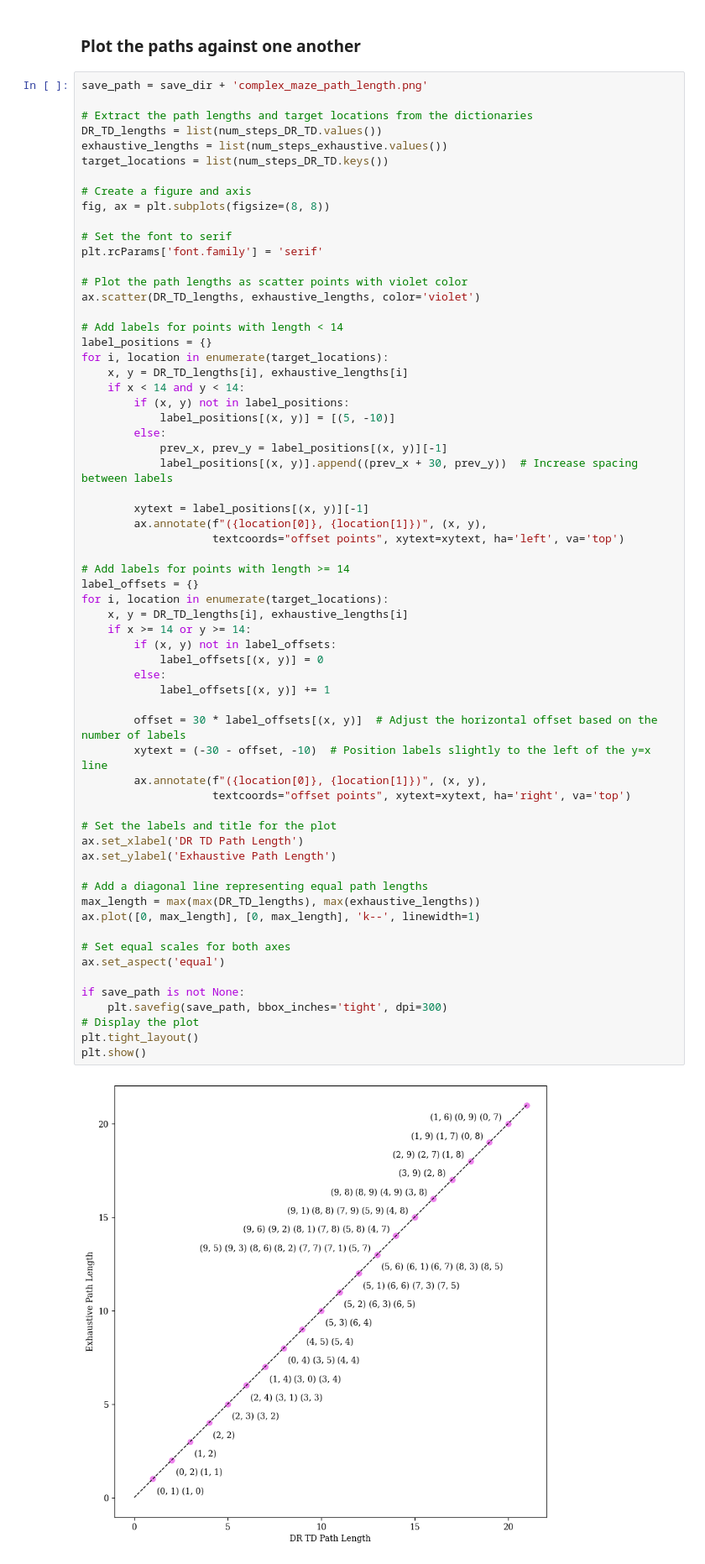
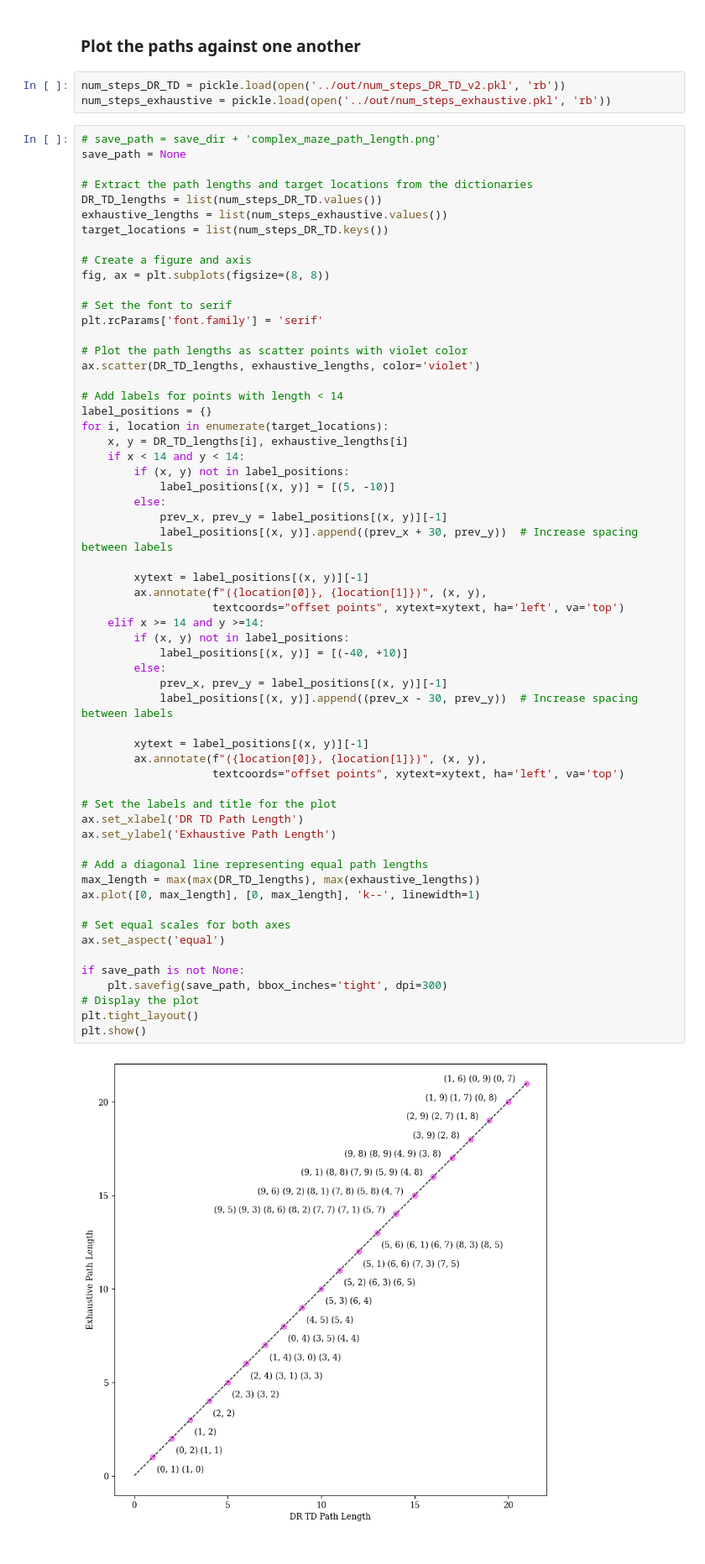
Before and after one commit to ArminBaz/SR-IS, a Jupyter notebook: src/complex_maze.ipynb, the cells around one changed output. Shown at 84% size. Saved outputs shown, nothing was run; the diff lists cells and outputs as text.

```diff
--- a/src/complex_maze.ipynb
+++ b/src/complex_maze.ipynb
@@ -301,7 +223,11 @@ with open('../out/num_steps_exhaustive.pkl', 'wb') as file:
 # %% [markdown]
 ### Plot the paths against one another
+# %%
+num_steps_DR_TD = pickle.load(open('../out/num_steps_DR_TD_v2.pkl', 'rb'))
+num_steps_exhaustive = pickle.load(open('../out/num_steps_exhaustive.pkl', 'rb'))
 # %%
-save_path = save_dir + 'complex_maze_path_length.png'
+# save_path = save_dir + 'complex_maze_path_length.png'
+save_path = None
 
 # Extract the path lengths and target locations from the dictionaries
 DR_TD_lengths = list(num_steps_DR_TD.values())
@@ -324,44 +250,39 @@ for i, location in enumerate(target_locations):
     if x < 14 and y < 14:
         if (x, y) not in label_positions:
             label_positions[(x, y)] = [(5, -10)]
         else:
             prev_x, prev_y = label_positions[(x, y)][-1]
             label_positions[(x, y)].append((prev_x + 30, prev_y))  # Increase spacing between labels
 
         xytext = label_positions[(x, y)][-1]
         ax.annotate(f"({location[0]}, {location[1]})", (x, y),
                     textcoords="offset points", xytext=xytext, ha='left', va='top')
+    elif x >= 14 and y >=14:
+        if (x, y) not in label_positions:
+            label_positions[(x, y)] = [(-40, +10)]
+        else:
+            prev_x, prev_y = label_positions[(x, y)][-1]
+            label_positions[(x, y)].append((prev_x - 30, prev_y))  # Increase spacing between labels
 
-# Add labels for points with length >= 14
-label_offsets = {}
-for i, location in enumerate(target_locations):
-    x, y = DR_TD_lengths[i], exhaustive_lengths[i]
-    if x >= 14 or y >= 14:
-        if (x, y) not in label_offsets:
-            label_offsets[(x, y)] = 0
-        else:
-            label_offsets[(x, y)] += 1
-
-        offset = 30 * label_offsets[(x, y)]  # Adjust the horizontal offset based on the number of labels
-        xytext = (-30 - offset, -10)  # Position labels slightly to the left of the y=x line
+        xytext = label_positions[(x, y)][-1]
         ax.annotate(f"({location[0]}, {location[1]})", (x, y),
-                    textcoords="offset points", xytext=xytext, ha='right', va='top')
+                    textcoords="offset points", xytext=xytext, ha='left', va='top')
 
 # Set the labels and title for the plot
 ax.set_xlabel('DR TD Path Length')
 ax.set_ylabel('Exhaustive Path Length')
 
 # Add a diagonal line representing equal path lengths
 max_length = max(max(DR_TD_lengths), max(exhaustive_lengths))
 ax.plot([0, max_length], [0, max_length], 'k--', linewidth=1)
 
 # Set equal scales for both axes
 ax.set_aspect('equal')
 
 if save_path is not None:
     plt.savefig(save_path, bbox_inches='tight', dpi=300)
 # Display the plot
 plt.tight_layout()
 plt.show()
 # %% [output]
-[figure, old version]
+[figure, new version]
```
Also changed, not shown: parts of 23 cells of this notebook, 3 other files.
